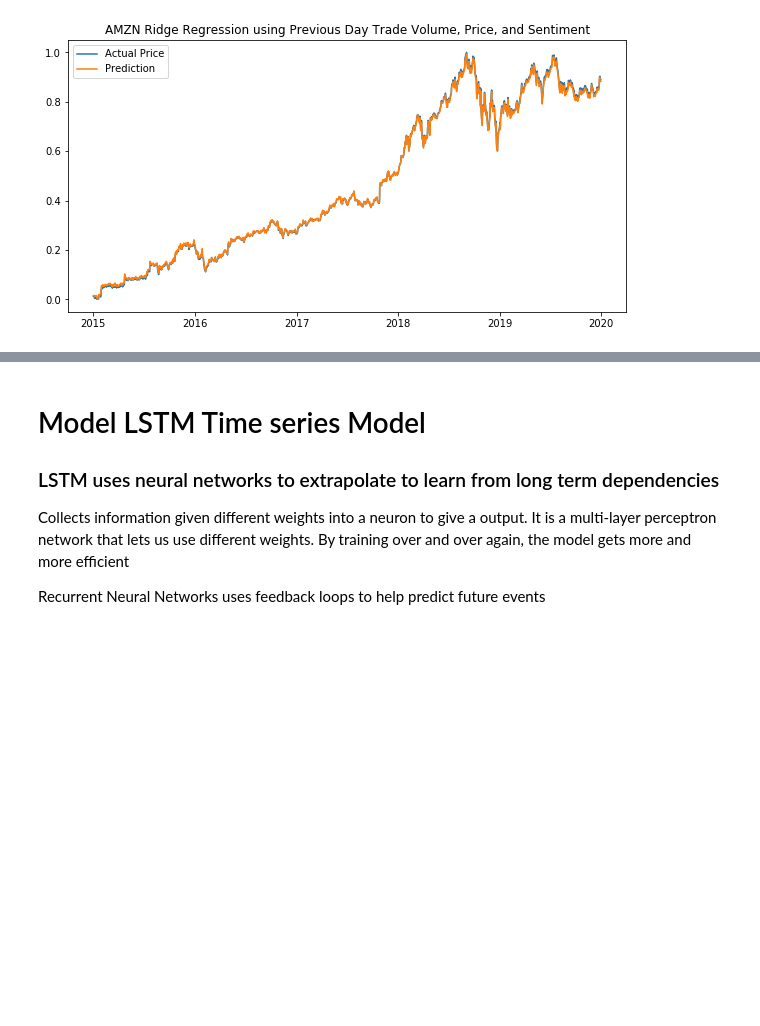
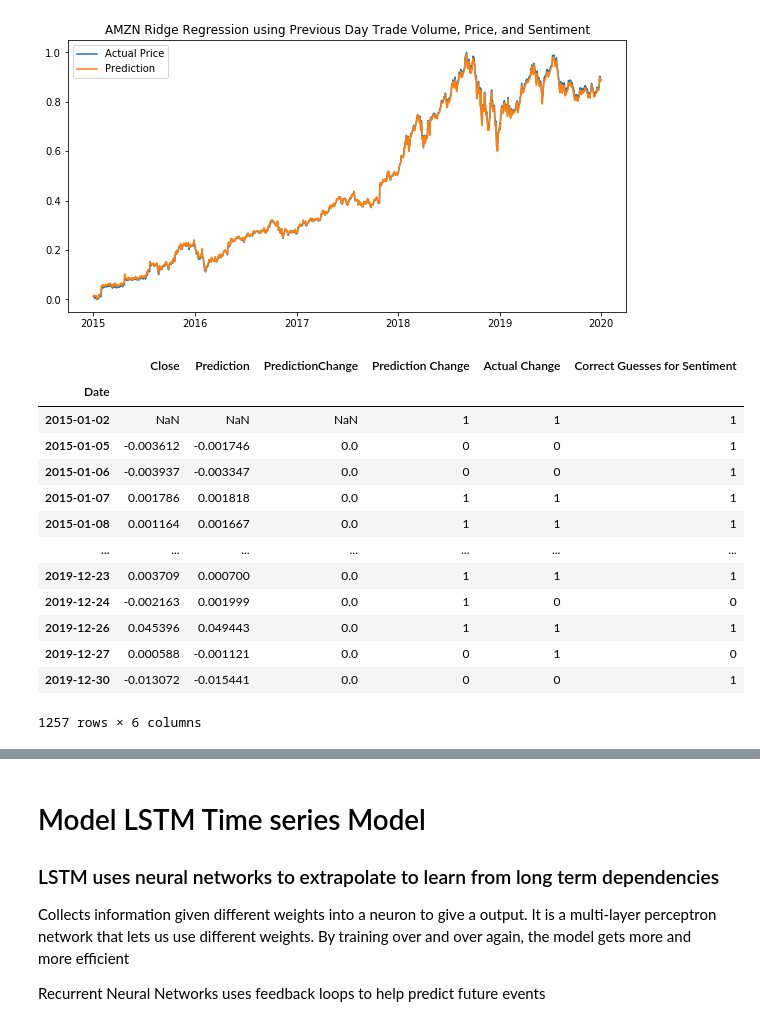
Before and after one commit to abealsileshi/Data-Science-Team-Project, a Jupyter notebook: Stock Market Prediction/StockPredictionRidgeRegressionLSTM.ipynb, the cells around one changed output, grey strips where cells are left out. Cells and saved outputs as stored; diff of their text form; code cells hidden in the pictures; blank space fills up the shorter version.

```diff
--- a/Stock Market Prediction/StockPredictionRidgeRegressionLSTM.ipynb
+++ b/Stock Market Prediction/StockPredictionRidgeRegressionLSTM.ipynb
@@ -492,3 +492,32 @@ plt.title('AMZN Ridge Regression using Previous Day Trade Volume, Price, and Sen
 plt.show()
 # %% [output]
 [figure]
+# %%
+sentbinary = sentdf_predicted.set_index('Date').diff()
+binary = df_predicted.set_index('Date').diff()
+# %%
+sentbinary["Prediction Change"] = np.where(sentbinary["Prediction"] < 0, 0,1)
+sentbinary["Actual Change"] = np.where(sentbinary["Close"] < 0, 0,1)
+sentbinary["Correct Guesses for Sentiment"] = np.where(sentbinary["Prediction Change"] == sentbinary["Actual Change"], 1,0)
+
+
+binary["Prediction Change"] = np.where(binary["Prediction"] < 0, 0,1)
+binary["Actual Change"] = np.where(binary["Close"] < 0, 0,1)
+binary["Correct Guesses Normal"] = np.where(binary["Prediction Change"] == binary["Actual Change"], 1,0)
+# %%
+sentbinary
+# %% [output]
+|  | Close | Prediction | PredictionChange | Prediction Change | Actual Change | Correct Guesses for Sentiment |
+| Date |  |  |  |  |  |  |
+| 2015-01-02 | NaN | NaN | NaN | 1 | 1 | 1 |
+| 2015-01-05 | -0.003612 | -0.001746 | 0.0 | 0 | 0 | 1 |
+| 2015-01-06 | -0.003937 | -0.003347 | 0.0 | 0 | 0 | 1 |
+| 2015-01-07 | 0.001786 | 0.001818 | 0.0 | 1 | 1 | 1 |
+| 2015-01-08 | 0.001164 | 0.001667 | 0.0 | 1 | 1 | 1 |
+| ... | ... | ... | ... | ... | ... | ... |
+| 2019-12-23 | 0.003709 | 0.000700 | 0.0 | 1 | 1 | 1 |
+| 2019-12-24 | -0.002163 | 0.001999 | 0.0 | 1 | 0 | 0 |
+| 2019-12-26 | 0.045396 | 0.049443 | 0.0 | 1 | 1 | 1 |
+| 2019-12-27 | 0.000588 | -0.001121 | 0.0 | 0 | 1 | 0 |
+| 2019-12-30 | -0.013072 | -0.015441 | 0.0 | 0 | 0 | 1 |
+1257 rows × 6 columns
```
Also changed, not shown: parts of 17 cells of this notebook.
